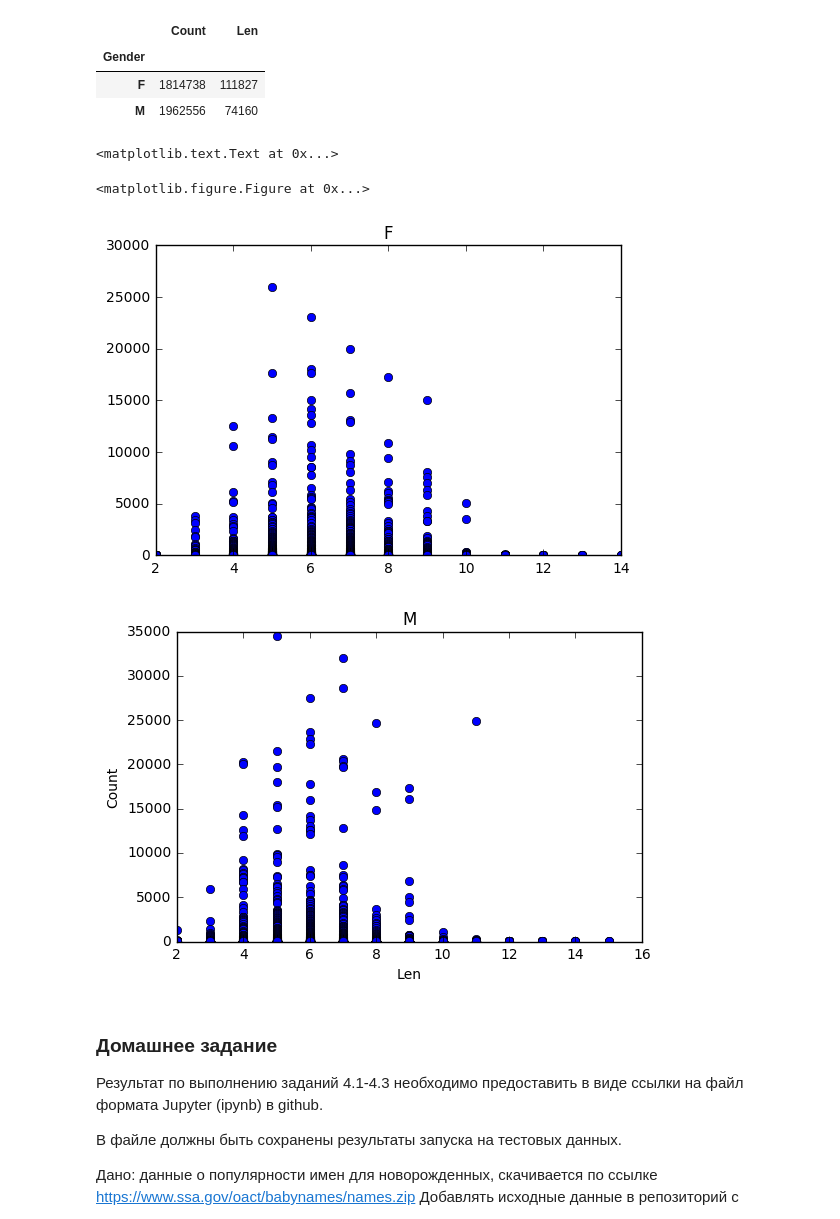
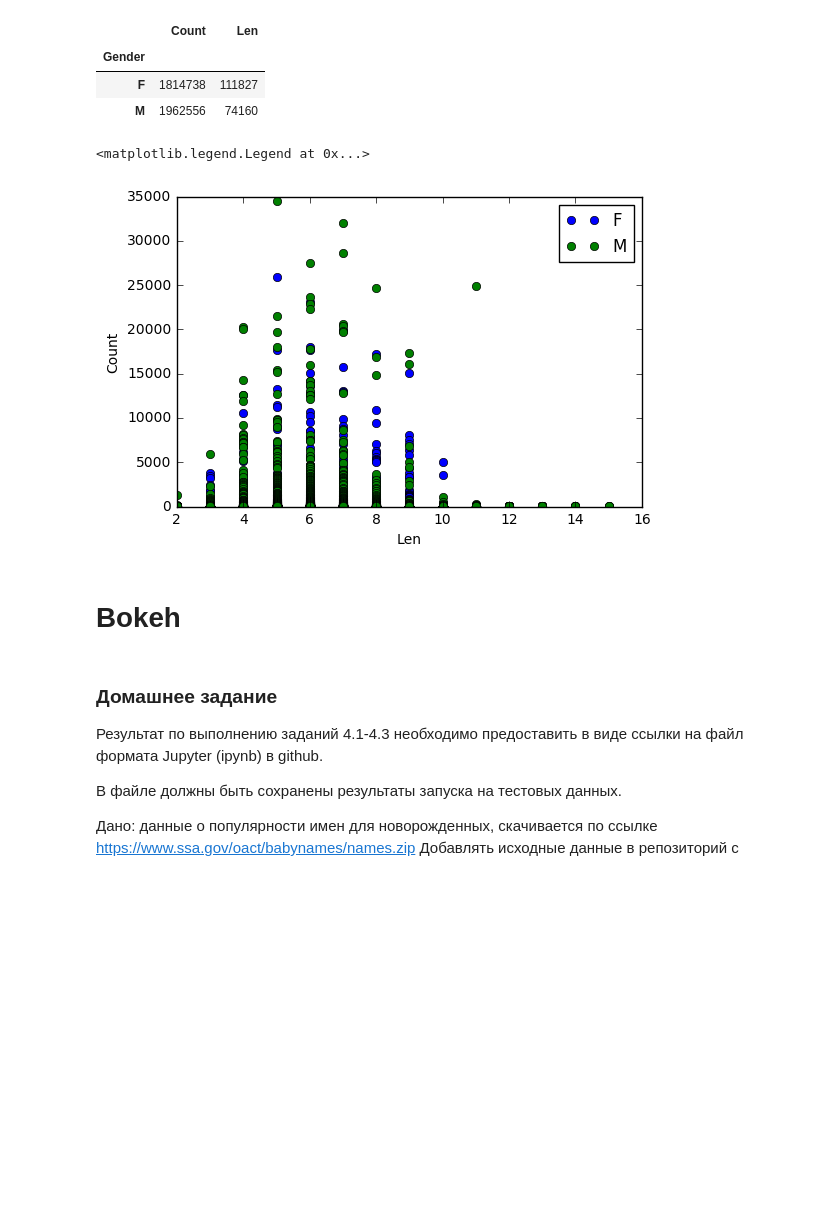
Before and after one commit to netology-code/pythoncourse, a Jupyter notebook: 4_2_Visualization.ipynb, the cells around one changed output. Saved outputs shown, nothing was run; the diff lists cells and outputs as text; code cells hidden in the pictures; blank space fills up the shorter version.

```diff
--- a/4_2_Visualization.ipynb
+++ b/4_2_Visualization.ipynb
@@ -257,19 +253,17 @@ names.groupby('Gender').sum()
 | M | 1962556 | 74160 |
 # %%
 def scatter_len(group):
-    fig = plt.figure()
     plt.plot(group['Len'], group['Count'], 'o', label=group.name)
-    plt.title(group['Gender'].iloc[0])
-
 
 names.groupby('Gender').apply(scatter_len)
 plt.xlabel('Len')
 plt.ylabel('Count')
+plt.legend()
 # %% [output]
-<matplotlib.text.Text at 0x...>
+<matplotlib.legend.Legend at 0x...>
-<matplotlib.figure.Figure at 0x...>
-[figure, old version]
+[figure, new version]
-[figure, removed]
+# %% [markdown]
+# Bokeh
 # %%
 from bokeh.plotting import figure, output_notebook, show
 from bokeh.charts import Bar
```
Also changed, not shown: parts of 5 cells of this notebook.
